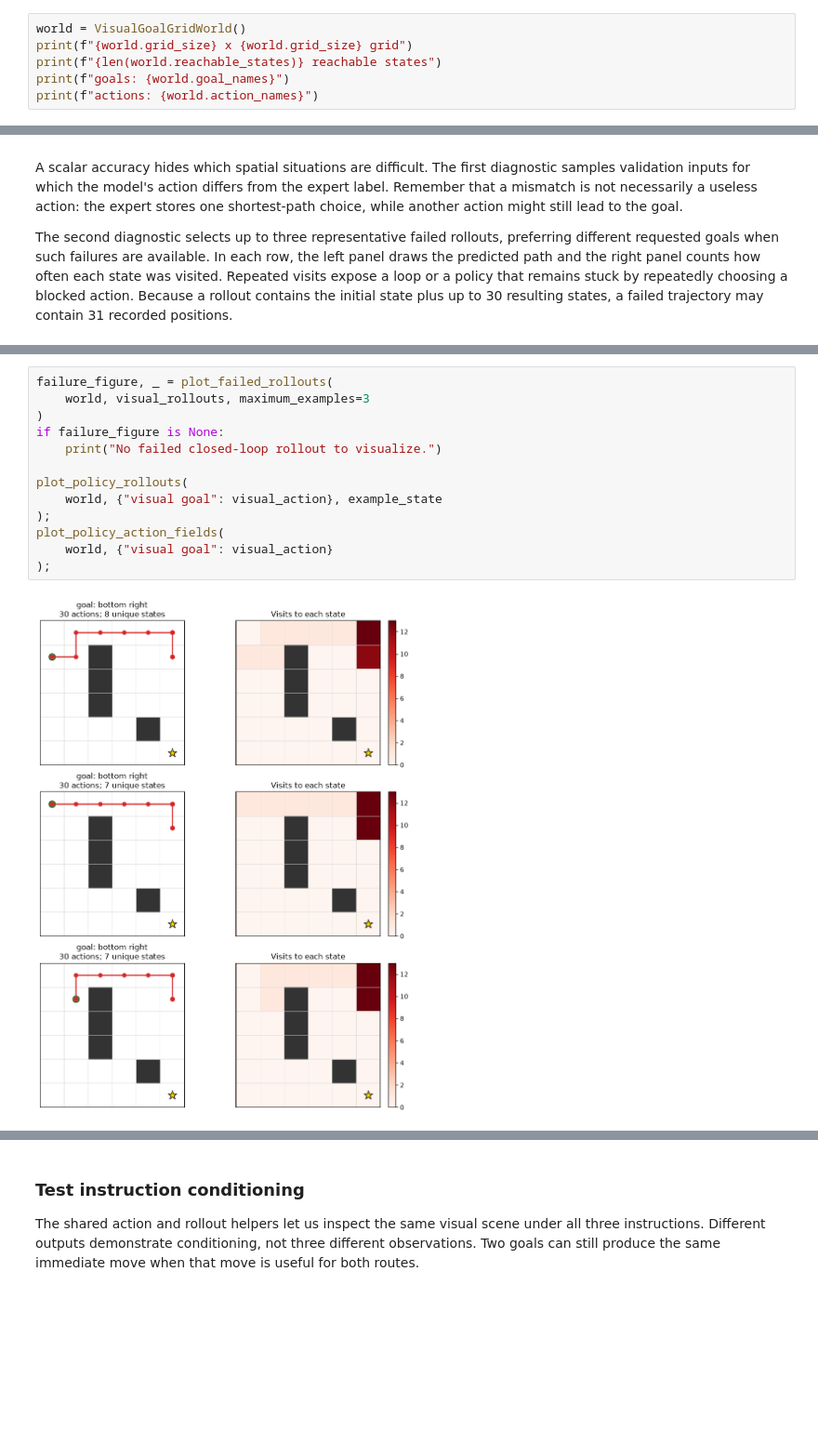
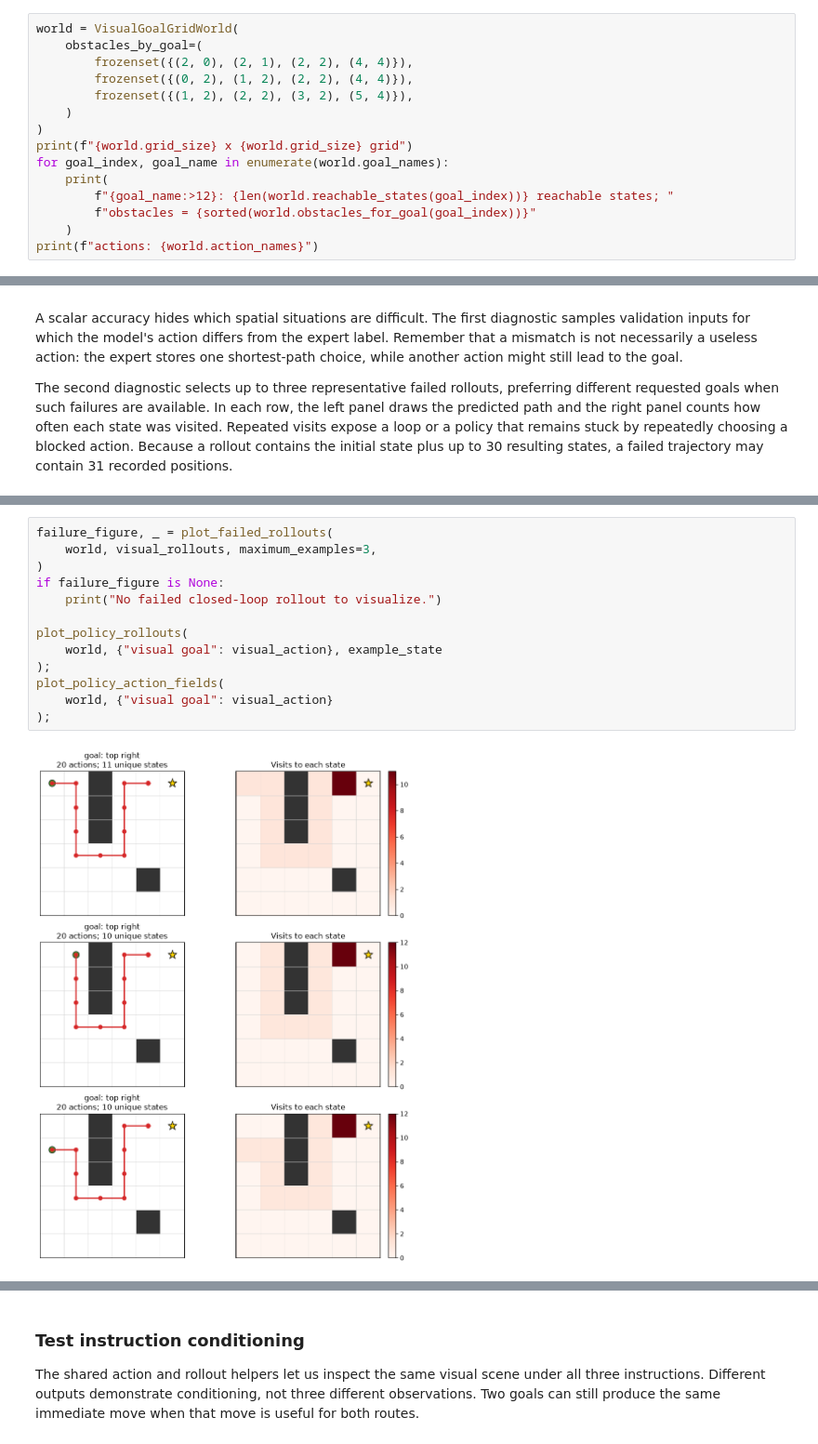
Before and after one commit to Maxstef/cs231n-practice, a Jupyter notebook: notebooks/72_visual_goal_conditioned_policies_and_vla_intuition.ipynb, the cells around one changed output, grey strips where cells are left out. Shown at 93% size. Cells and saved outputs as stored; diff of their text form; blank space fills up the shorter version.

Commit message:
goal conditioning notebook re-run with obstacle specific goals, notes and reflections

```diff
--- a/notebooks/72_visual_goal_conditioned_policies_and_vla_intuition.ipynb
+++ b/notebooks/72_visual_goal_conditioned_policies_and_vla_intuition.ipynb
@@ -44,8 +46,17 @@ The agent moves on a $6\times6$ grid. Channel 0 marks obstacles, channel 1 marks
 # %%
-world = VisualGoalGridWorld()
+world = VisualGoalGridWorld(
+    obstacles_by_goal=(
+        frozenset({(2, 0), (2, 1), (2, 2), (4, 4)}),
+        frozenset({(0, 2), (1, 2), (2, 2), (4, 4)}),
+        frozenset({(1, 2), (2, 2), (3, 2), (5, 4)}),
+    )
+)
 print(f"{world.grid_size} x {world.grid_size} grid")
-print(f"{len(world.reachable_states)} reachable states")
-print(f"goals: {world.goal_names}")
+for goal_index, goal_name in enumerate(world.goal_names):
+    print(
+        f"{goal_name:>12}: {len(world.reachable_states(goal_index))} reachable states; "
+        f"obstacles = {sorted(world.obstacles_for_goal(goal_index))}"
+    )
 print(f"actions: {world.action_names}")
 # %% [output]
 6 x 6 grid
@@ -205,15 +217,15 @@ if mistake_figure is None:
 # %%
 failure_figure, _ = plot_failed_rollouts(
-    world, visual_rollouts, maximum_examples=3
+    world, visual_rollouts, maximum_examples=3,
 )
 if failure_figure is None:
     print("No failed closed-loop rollout to visualize.")
 
 plot_policy_rollouts(
     world, {"visual goal": visual_action}, example_state
 );
 plot_policy_action_fields(
     world, {"visual goal": visual_action}
 );
 # %% [output]
-[figure, old version]
+[figure, new version]
```
Also changed, not shown: parts of 17 cells of this notebook, 3 other files.
